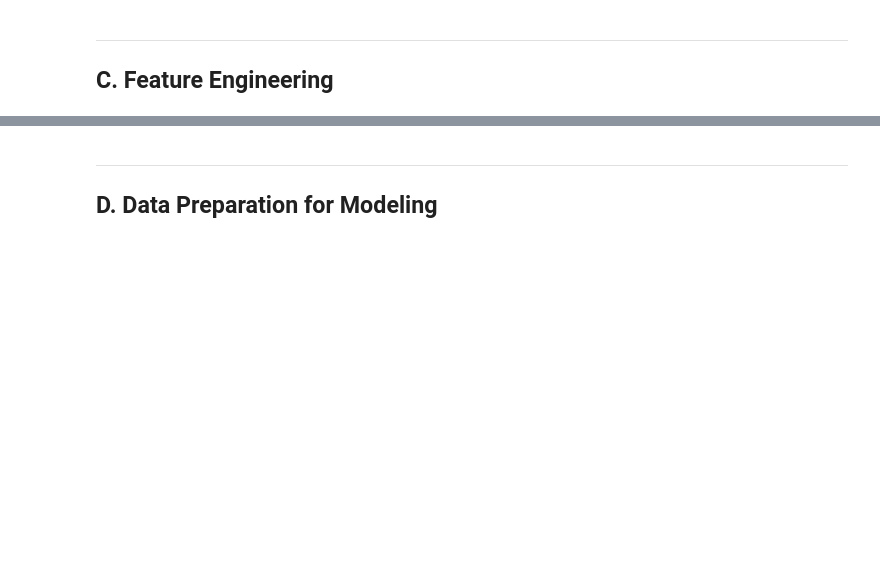
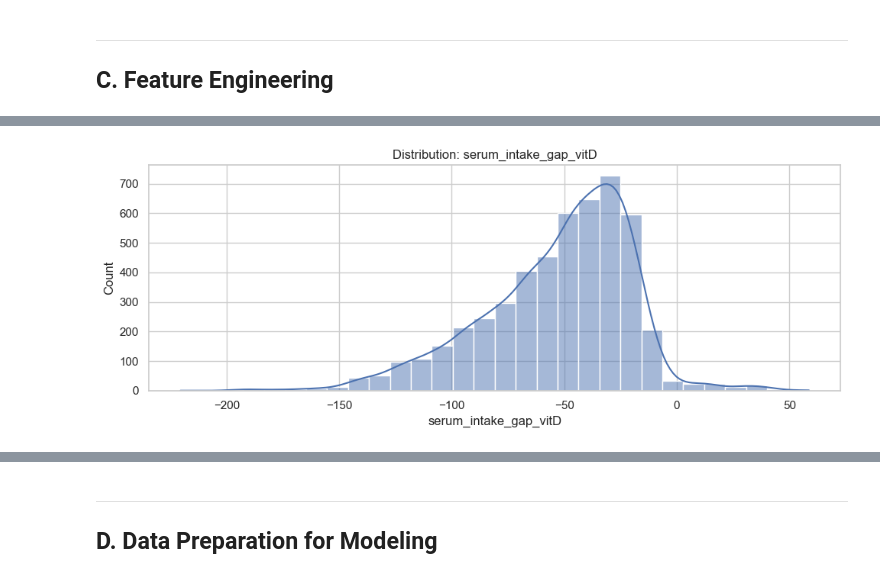
Before and after one commit to 16aryan/Disease-Analysis-Minority-and-Major-Disease-Detetction-for-Clinicians, a Jupyter notebook: 36106-26AU-AT2-student_id-b-Preparation.ipynb, the cells around one changed output, grey strips where cells are left out. Saved outputs shown, nothing was run; the diff lists cells and outputs as text; code cells hidden in the pictures; blank space fills up the shorter version.

```diff
--- a/36106-26AU-AT2-student_id-b-Preparation.ipynb
+++ b/36106-26AU-AT2-student_id-b-Preparation.ipynb
@@ -154,0 +492,10 @@ Provide some explanations on why you believe it is important to fix this issue a
+# %%
+# B.3 Standardize symptom boolean-like columns
+bool_cols = [c for c in df_clean.columns if c.startswith("has_")]
+for c in bool_cols:
+    if df_clean[c].dtype == "object":
+        df_clean[c] = (df_clean[c].astype(str).str.strip().str.lower()
+                       .replace({"yes":1,"true":1,"1":1,"no":0,"false":0,"0":0}))
+    df_clean[c] = pd.to_numeric(df_clean[c], errors="coerce").fillna(0).astype(int)
+
+print("Standardized boolean columns:", bool_cols)
@@ -215,0 +689,9 @@ Provide some explanations on why you believe it is important to create this feat
+# %%
+# C.4 New Feature: serum_intake_gap_vitD
+if "serum_vitamin_d" in df_eng.columns and "vitamin_d_intake" in df_eng.columns:
+    df_eng["serum_intake_gap_vitD"] = df_eng["serum_vitamin_d"] - df_eng["vitamin_d_intake"]
+else:
+    df_eng["serum_intake_gap_vitD"] = 0.0
+
+print("Created feature: serum_intake_gap_vitD")
+display(df_eng["serum_intake_gap_vitD"].describe().to_frame("summary"))
@@ -215,0 +709,9 @@ Provide some explanations on why you believe it is important to create this feat
+# %%
+# Empty cell after C.4
+plt.figure(figsize=(10,4))
+sns.histplot(df_eng["serum_intake_gap_vitD"], bins=30, kde=True)
+plt.title("Distribution: serum_intake_gap_vitD")
+plt.tight_layout()
+plt.show()
+# %% [output]
+[figure, added]
```
Also changed, not shown: parts of 123 cells of this notebook, 9 other files.
